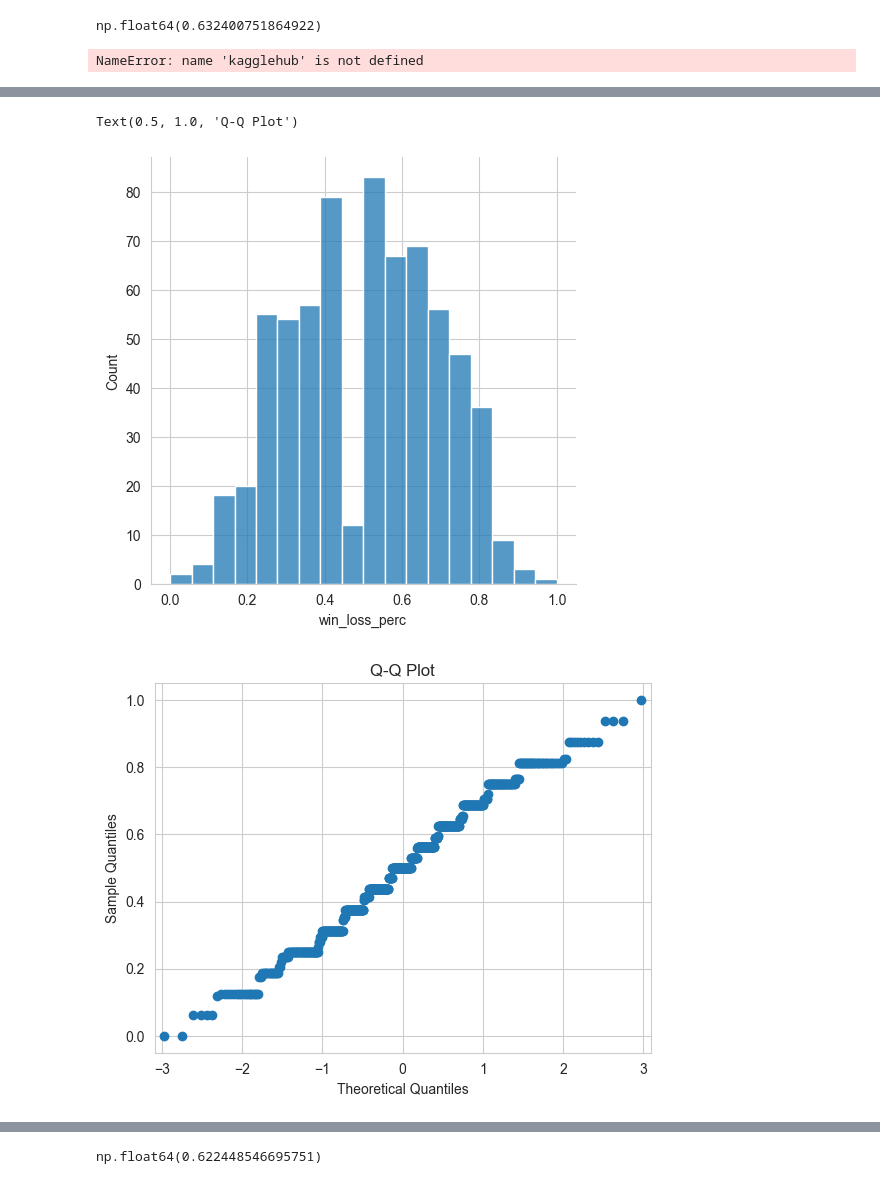
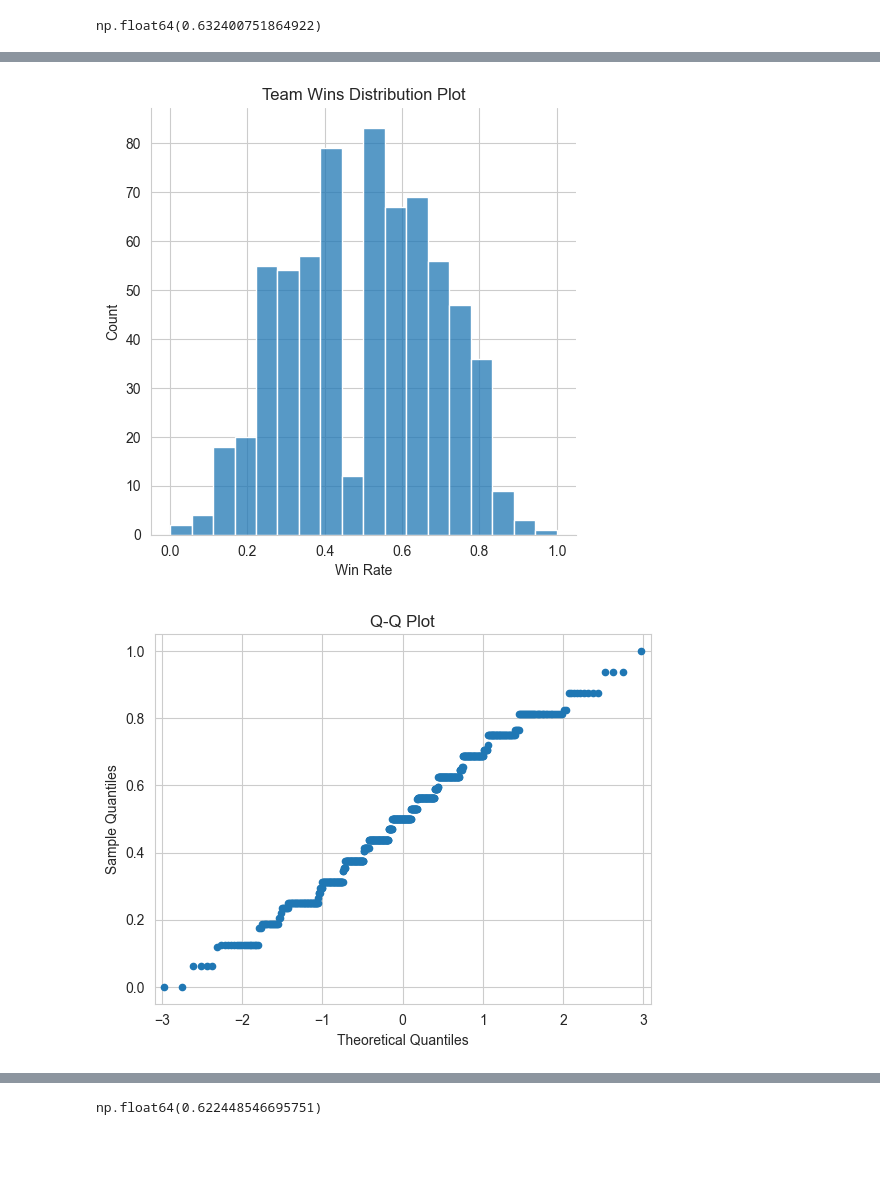
Before and after one commit to efruin-git/Data-Projects, a Jupyter notebook: NFL_Salaries.ipynb, the cells around one changed output, grey strips where cells are left out. Saved outputs shown, nothing was run; the diff lists cells and outputs as text; code cells hidden in the pictures; blank space fills up the shorter version.

```diff
--- a/NFL_Salaries.ipynb
+++ b/NFL_Salaries.ipynb
@@ -160,9 +156,9 @@ np.float64(0.632400751864922)
 # Team Stats
 
 # Download latest version
-path = kagglehub.dataset_download("nickcantalupa/nfl-team-data-2003-2023")
-
-print("Path to dataset files:", path)
+# path = kagglehub.dataset_download("nickcantalupa/nfl-team-data-2003-2023")
+#
+# print("Path to dataset files:", path)
 
 
 # https://www.kaggle.com/datasets/nickcantalupa/nfl-team-data-2003-2023
@@ -178,8 +174,6 @@ print("Path to dataset files:", path)
 #
 # There is currently data on 672 Teams across 21 seasons. The stats included are regarding team record, passing, rushing, penalties, turnovers, and more. The file team_stats_2003_2023.csv contains 35 variables outlined below.
 #
-# %% [output]
-NameError: name 'kagglehub' is not defined
 # %%
 df_team_stats = pd.read_csv(r'C:\Users\efrui\.cache\kagglehub\datasets\nickcantalupa\nfl-team-data-2003-2023\versions\1\team_stats_2003_2023.csv')
 # %%
@@ -207,16 +201,21 @@ df_team_stats_2020 = df_team_stats[df_team_stats['year']<2021]
 # %%
 import seaborn as sns
 import statsmodels.api as sm
 import matplotlib.pyplot as plt
 import numpy as np
 
-sns.displot(df_team_stats['win_loss_perc'])
 
-sm.qqplot(df_team_stats['win_loss_perc'])
+sns_plot1 = sns.displot(df_team_stats['win_loss_perc'])
+plt.title('Team Wins Distribution Plot')
+plt.xlabel("Win Rate")
+sns_plot1.savefig("Win_Loss_Perc_Displot.png",dpi=300)
+
+sns_plot2=sm.qqplot(df_team_stats['win_loss_perc'],markersize=4.5)
 plt.title('Q-Q Plot')
+# sns_plot2.figure.set_size_inches(4,3)
+sns_plot2.savefig("Win_Loss_Perc_QQPlot.png",dpi=300)
 # %% [output]
-Text(0.5, 1.0, 'Q-Q Plot')
-[figure, old version]
+[figure, new version]
 [figure]
 # %%
 # Data up to and before 2020, when NFL switched to 17 game season
```
Also changed, not shown: parts of 197 cells of this notebook.
